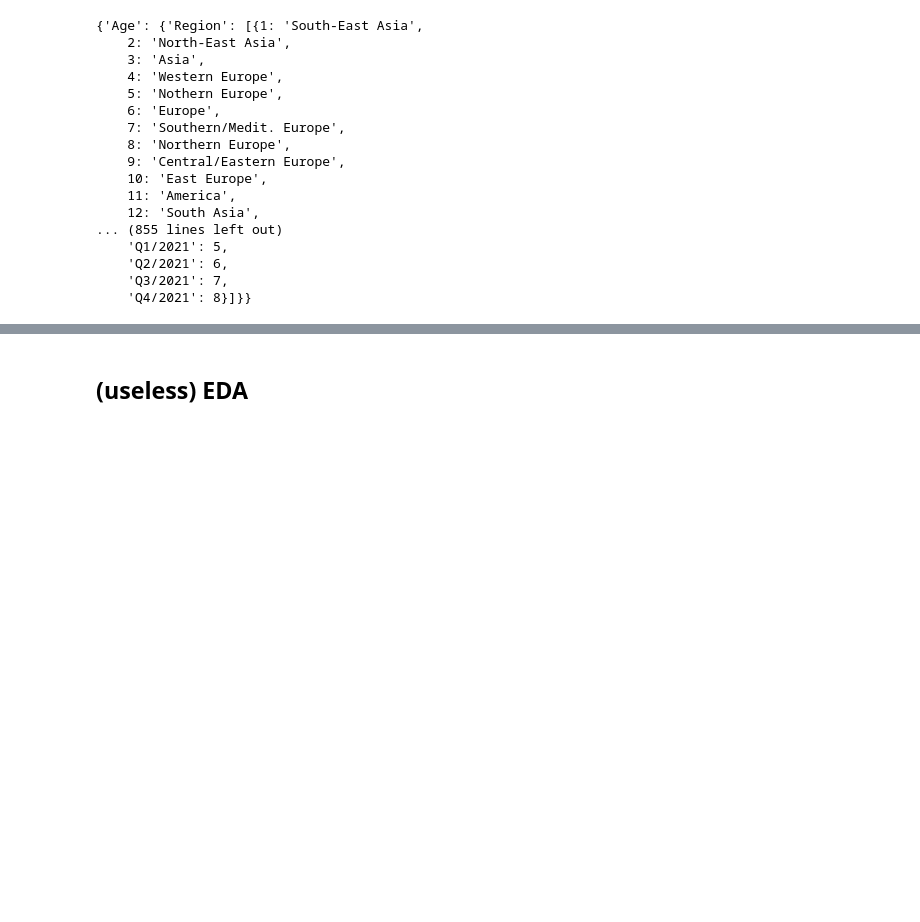
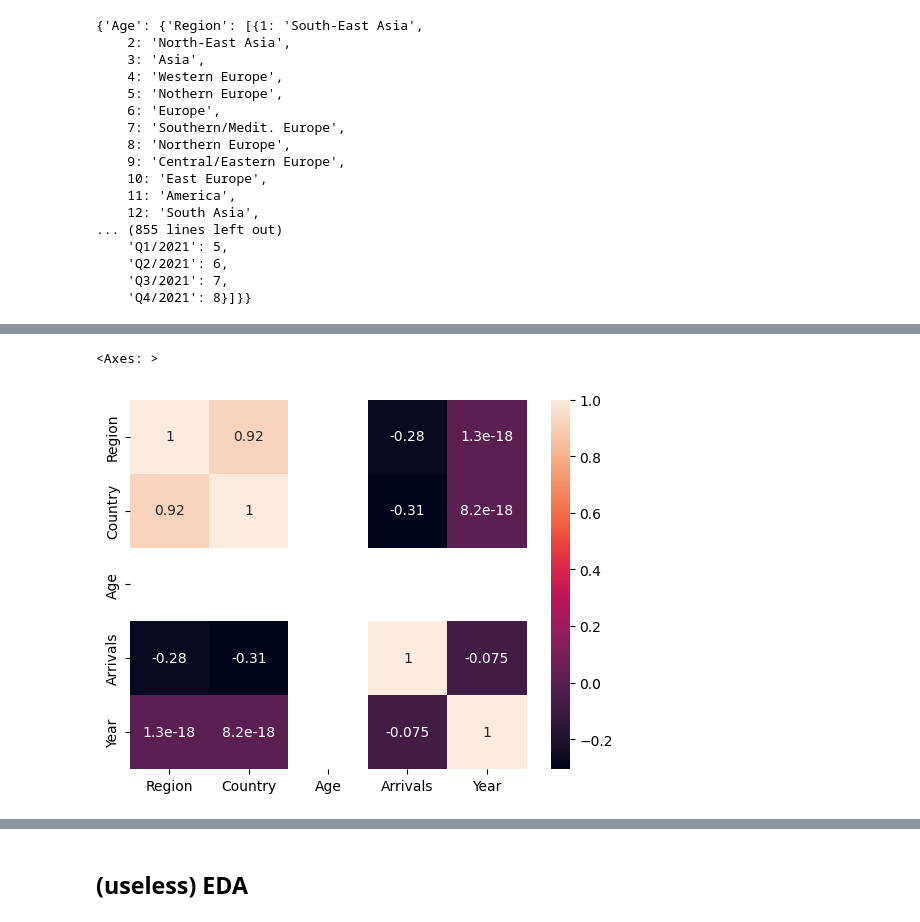
Before and after one commit to KagErou710/BIA, a Jupyter notebook: test2.ipynb, the cells around one changed output, grey strips where cells are left out. Drawn from its saved outputs; the diff is of its cells as text; code cells hidden in the pictures; blank space fills up the shorter version.

```diff
--- a/test2.ipynb
+++ b/test2.ipynb
@@ -112,0 +142,5 @@ contentsDict
+# %%
+sns.heatmap(dfAge2[dfList[0]['Age'] == 4].corr(), annot=True)
+# %% [output]
+<Axes: >
+[figure, added]
```
Also changed, not shown: parts of 9 cells of this notebook, 1 other file.
